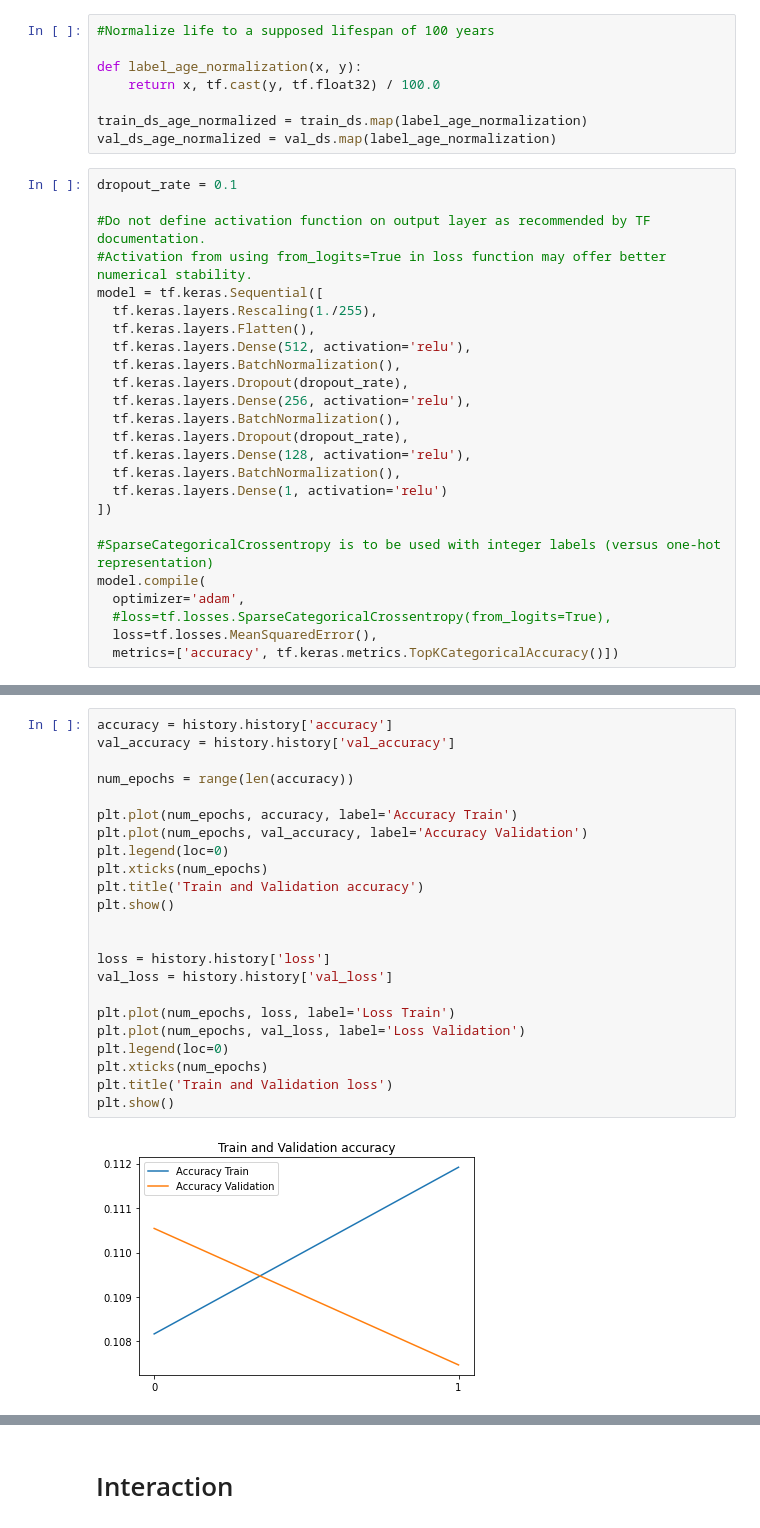
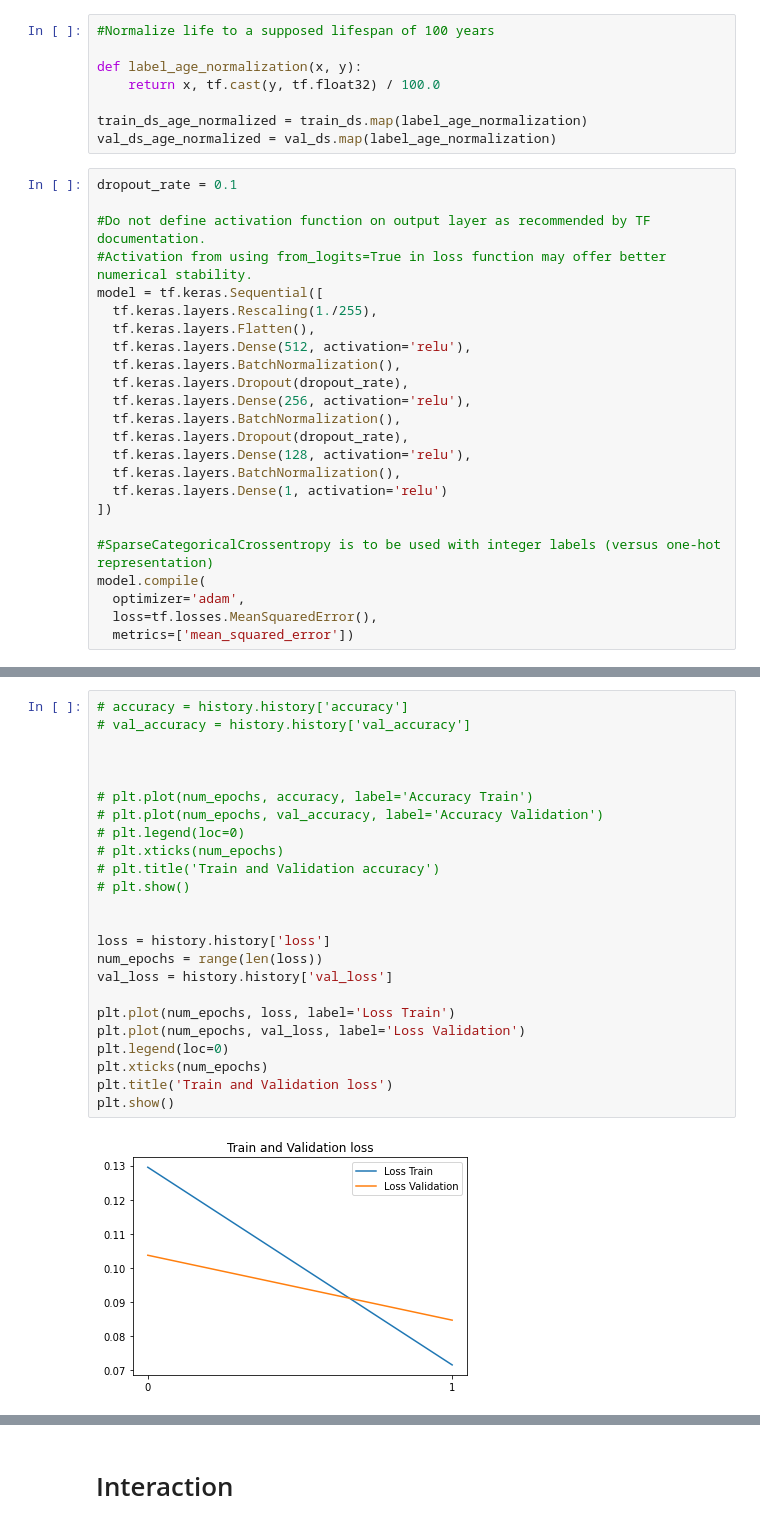
Before and after one commit to buckcri/age-from-face, a Jupyter notebook: code/Project_Notebook.ipynb, the cells around one changed output, grey strips where cells are left out. Saved outputs shown, nothing was run; the diff lists cells and outputs as text.

```diff
--- a/code/Project_Notebook.ipynb
+++ b/code/Project_Notebook.ipynb
@@ -605,9 +500,8 @@ model = tf.keras.Sequential([
 #SparseCategoricalCrossentropy is to be used with integer labels (versus one-hot representation)
 model.compile(
   optimizer='adam',
-  #loss=tf.losses.SparseCategoricalCrossentropy(from_logits=True),
   loss=tf.losses.MeanSquaredError(),
-  metrics=['accuracy', tf.keras.metrics.TopKCategoricalAccuracy()])
+  metrics=['mean_squared_error'])
 # %%
 #Train model
 
@@ -639,27 +533,28 @@ Non-trainable params: 1,792
 _________________________________________________________________
 None
 # %%
-accuracy = history.history['accuracy']
-val_accuracy = history.history['val_accuracy']
+# accuracy = history.history['accuracy']
+# val_accuracy = history.history['val_accuracy']
 
-num_epochs = range(len(accuracy))
 
-plt.plot(num_epochs, accuracy, label='Accuracy Train')
-plt.plot(num_epochs, val_accuracy, label='Accuracy Validation')
-plt.legend(loc=0)
-plt.xticks(num_epochs)
-plt.title('Train and Validation accuracy')
-plt.show()
+
+# plt.plot(num_epochs, accuracy, label='Accuracy Train')
+# plt.plot(num_epochs, val_accuracy, label='Accuracy Validation')
+# plt.legend(loc=0)
+# plt.xticks(num_epochs)
+# plt.title('Train and Validation accuracy')
+# plt.show()
 
 
 loss = history.history['loss']
+num_epochs = range(len(loss))
 val_loss = history.history['val_loss']
 
 plt.plot(num_epochs, loss, label='Loss Train')
 plt.plot(num_epochs, val_loss, label='Loss Validation')
 plt.legend(loc=0)
 plt.xticks(num_epochs)
 plt.title('Train and Validation loss')
 plt.show()
 # %% [output]
-[figure, old version]
+[figure, new version]
```
Also changed, not shown: parts of 22 cells of this notebook.
